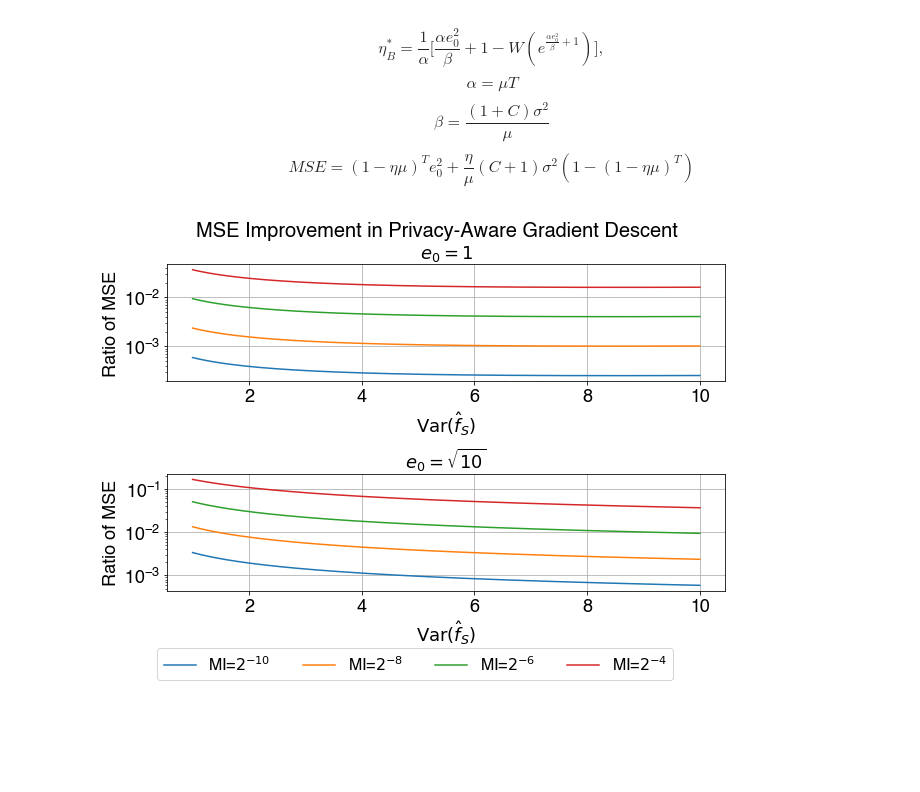
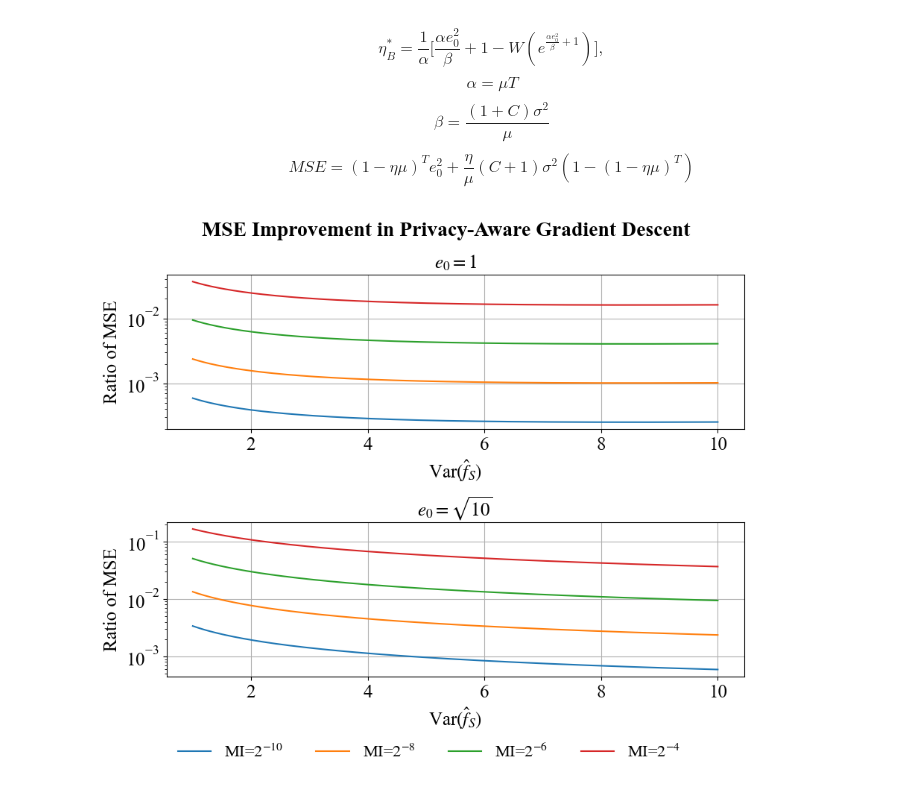
Before and after one commit to mayuri95/designing_for_privacy, a Jupyter notebook: pac_private_rr/snr graphs.ipynb, the cells around one changed output. Cells and saved outputs as stored; diff of their text form; code cells hidden in the pictures; blank space fills up the shorter version.

```diff
--- a/pac_private_rr/snr graphs.ipynb
+++ b/pac_private_rr/snr graphs.ipynb
@@ -22,10 +22,14 @@ mi_range, c_range
 ([0.0009765625, 0.00390625, 0.015625, 0.0625], [512.0, 128.0, 32.0, 8.0])
 # %%
 from matplotlib import rc
-rc('font',**{'family':'sans-serif','sans-serif':['Helvetica']})
-plt.rcParams["font.family"] = "Helvetica"
+# rc('font',**{'family':'sans-serif','sans-serif':['Helvetica']})
+# plt.rcParams["font.family"] = "Helvetica"
+rc = {"font.family" : "serif",
+      "mathtext.fontset" : "stix"}
+plt.rcParams.update(rc)
+plt.rcParams["font.serif"] = ["Times New Roman"] + plt.rcParams["font.serif"]
 
-rc('text', usetex=False)
+# rc('text', usetex=False)
 # %%
 fig, axes = plt.subplots(1, figsize=(10, 4))
 for ind, c in enumerate(c_range):
@@ -34,11 +38,21 @@ for ind, c in enumerate(c_range):
         xs.append(snr)
         ys.append(mse_ratio(c, snr))
     plt.plot(xs, ys, label=f'MI={labels[ind]}')
-    plt.legend(fontsize=16)
+# plt.legend(fontsize=16)
+# legend below the plot, centered, 4 columns, no frame
+leg = plt.legend(
+    fontsize=16,
+    loc='upper center',
+    bbox_to_anchor=(0.5, -0.2),
+    ncol=4,
+    fancybox=True,
+    shadow=True,
+    frameon=False
+)
 axes.grid(True)
 axes.tick_params(axis='both', labelsize=18)
 plt.xlabel("Signal-to-Noise Ratio", fontsize=18)
 plt.ylabel("Ratio of MSE", fontsize=18)
-plt.title("MSE Improvement in Privacy-Aware Ridge Regression", fontsize=20)
-plt.savefig('figs/snr_to_mse.pdf')
+plt.title("MSE Improvement in Privacy-Aware Ridge Regression", fontsize=20, fontweight="bold", y=1.05)
+plt.savefig('../figs/snr_to_mse.pdf',  bbox_inches = "tight")
 # %% [output]
@@ -87,41 +101,41 @@ L = 1
 mi_range = [2**(x) for x in [-10, -8, -6, -4]]
 labels = ['$2^{-10}$', '$2^{-8}$', '$2^{-6}$', '$2^{-4}$']
 c_range = [1/(2*mi) for mi in mi_range]
-fig, axes = plt.subplots(2, figsize=(10, 6))
+fig, axes = plt.subplots(2, figsize=(10, 7))
 es = [1, 10**0.5]
-titles = ["$e_0=1$", "$e_0 = \sqrt{10}$"]
+titles = [r"$e_0=1$", r"$e_0 = \sqrt{10}$"]
 for e_ind, ax in enumerate(axes):
     e_0 = es[e_ind]
 
     for ind,C in enumerate(c_range):
         C*=32 # per epoch vs. overall
 
         xs = []
         ys = []
         for sigma_sq in [x/1000 for x in range(1000, 10000)]:
             step_size_default = solve_for_optimal_eta(mu, sigma_sq, e_0, 0)
 
             optimal_eta = solve_for_optimal_eta(mu, sigma_sq, e_0, C)
             if np.isinf(optimal_eta):
                 continue
             optimal_mse = mse_gd(optimal_eta, mu, e_0, C, sigma_sq)
             default_mse = mse_gd(step_size_default, mu, e_0, C, sigma_sq)
             xs.append(sigma_sq)
             ys.append(optimal_mse/default_mse)
         ax.plot(xs, ys, label=f'MI={labels[ind]}')
 #         print(C, ys)
     ax.grid(True)
     ax.tick_params(axis='both', labelsize=18)
-    ax.set_xlabel("$\mathsf{Var}(\hat{f}_S)$", fontsize=18)
+    ax.set_xlabel(r"$\mathdefault{Var}(\hat{f}_S)$", fontsize=18)
     ax.set_ylabel("Ratio of MSE", fontsize=18)
     ax.set_yscale('log')
 #     ax.legend(fontsize=16)
     ax.set_title(titles[e_ind], fontsize=18)
-plt.subplots_adjust(hspace=0.8)
+plt.subplots_adjust(hspace=0.6)
 handles, labels = ax.get_legend_handles_labels()
 
-lgd = fig.legend(handles, labels, ncol=4, loc=2, prop={'size': 16}, bbox_to_anchor=(0.1, 0.01))
-plt.suptitle("MSE Improvement in Privacy-Aware Gradient Descent", fontsize=20)
-plt.savefig('figs/sigma_sq_to_mse.pdf',  bbox_inches = "tight")
+lgd = fig.legend(handles, labels, ncol=4, loc=2, prop={'size': 16}, bbox_to_anchor=(0.12, 0.01), frameon=False)
+plt.suptitle("MSE Improvement in Privacy-Aware Gradient Descent", fontsize=20, fontweight="bold")
+plt.savefig('../figs/sigma_sq_to_mse.pdf',  bbox_inches = "tight")
 # %% [output]
-[figure, old version]
+[figure, new version]
```
Also changed, not shown: parts of 1 cell of this notebook, 4 other files.
